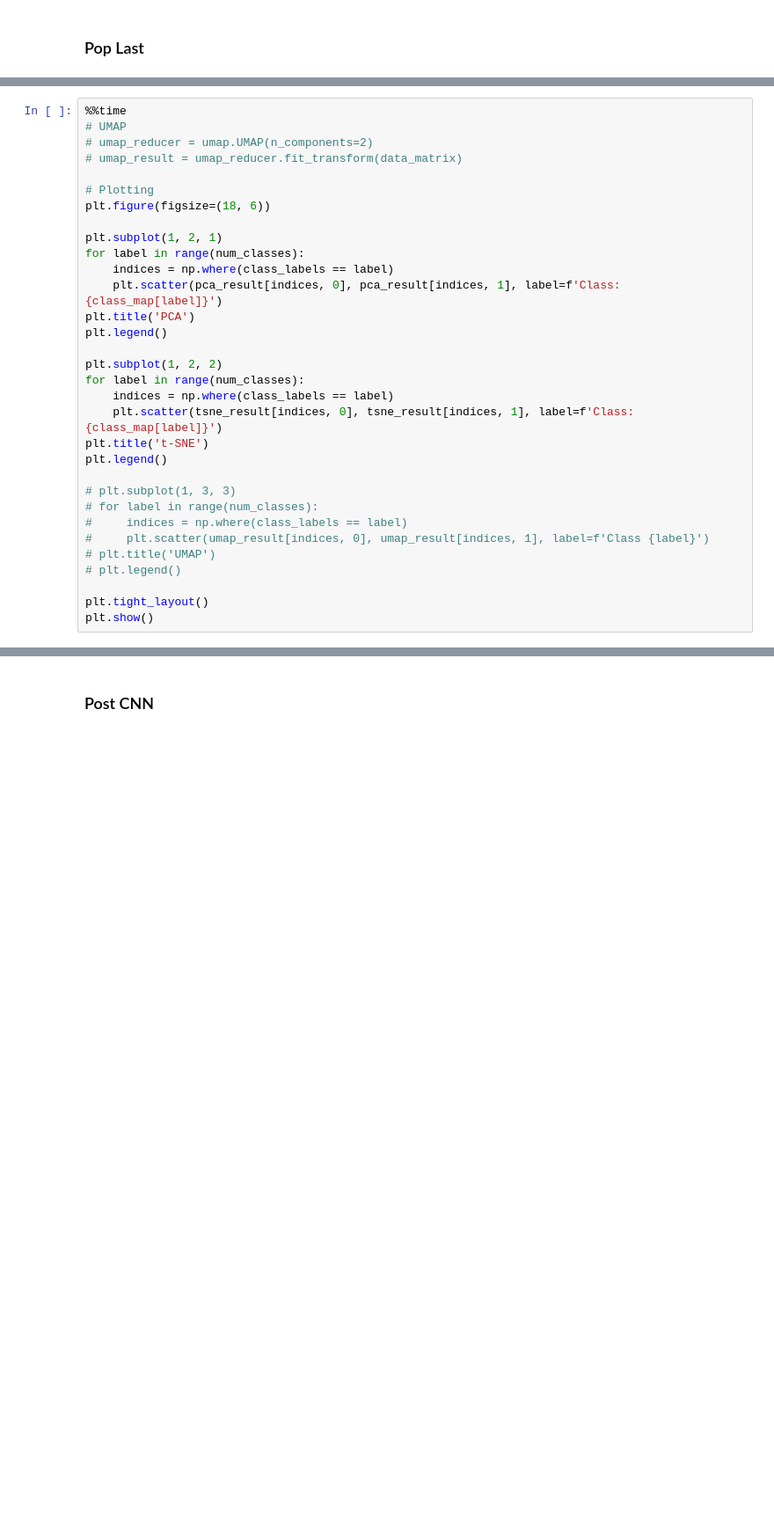
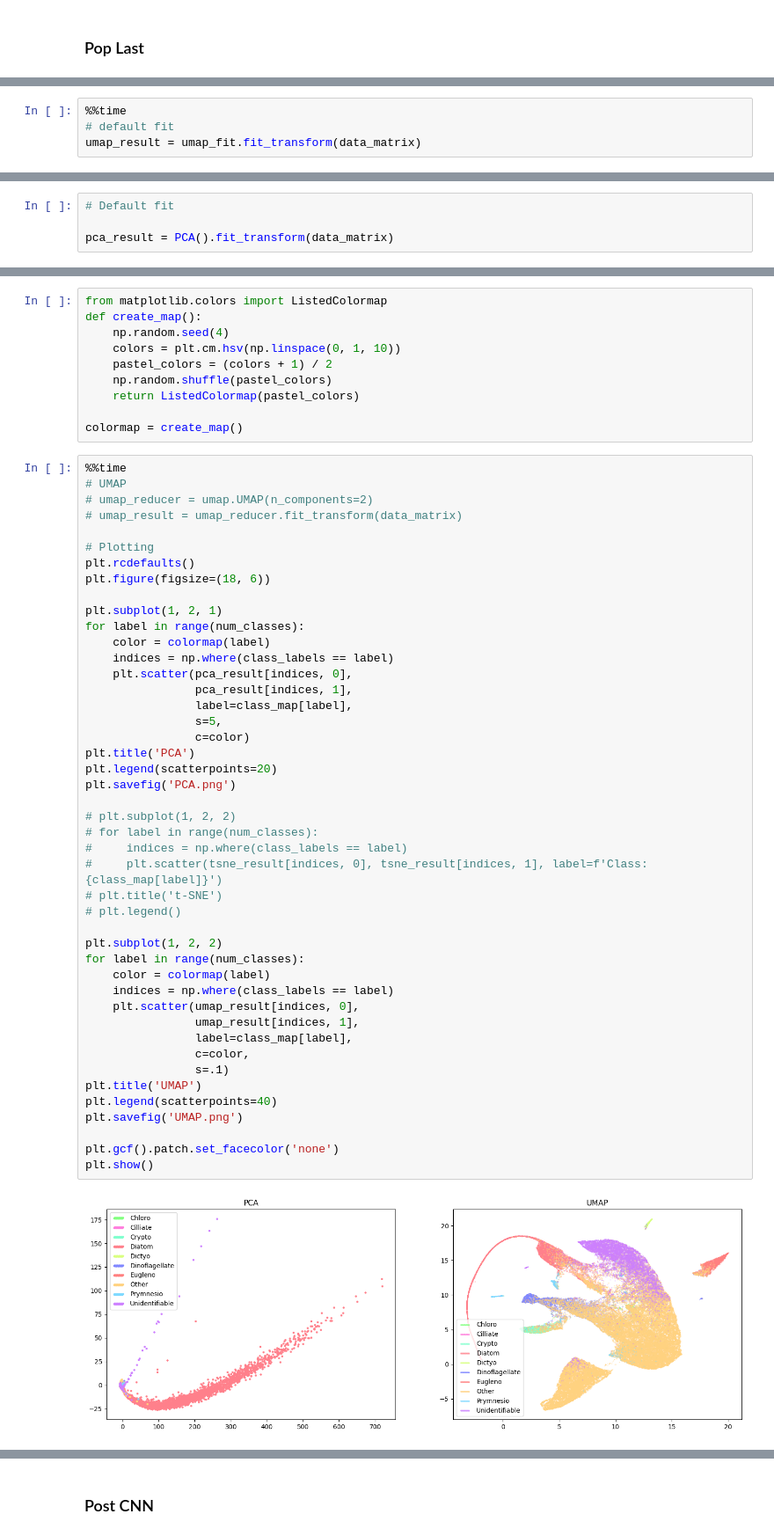
Before and after one commit to chandlerault/PIVOT, a Jupyter notebook: notebooks/Parallelized_Feature_Vectors.ipynb, the cells around one changed output, grey strips where cells are left out. Shown at 88% size. Saved outputs shown, nothing was run; the diff lists cells and outputs as text; blank space fills up the shorter version.

Commit message:
plots for pres

```diff
--- a/notebooks/Parallelized_Feature_Vectors.ipynb
+++ b/notebooks/Parallelized_Feature_Vectors.ipynb
@@ -381,0 +383,4 @@ Wall time: 1.27 s
+# %%
+%%time
+# default fit
+umap_result = umap_fit.fit_transform(data_matrix)
@@ -381,0 +421,4 @@ Wall time: 1.27 s
+# %%
+# Default fit
+
+pca_result = PCA().fit_transform(data_matrix)
@@ -382,33 +433,57 @@ Wall time: 1.27 s
+# %%
+from matplotlib.colors import ListedColormap
+def create_map():
+    np.random.seed(4)
+    colors = plt.cm.hsv(np.linspace(0, 1, 10))
+    pastel_colors = (colors + 1) / 2
+    np.random.shuffle(pastel_colors)
+    return ListedColormap(pastel_colors)
+
+colormap = create_map()
 # %%
 %%time
 # UMAP
 # umap_reducer = umap.UMAP(n_components=2)
 # umap_result = umap_reducer.fit_transform(data_matrix)
 
 # Plotting
+plt.rcdefaults()
 plt.figure(figsize=(18, 6))
 
 plt.subplot(1, 2, 1)
 for label in range(num_classes):
+    color = colormap(label)
     indices = np.where(class_labels == label)
-    plt.scatter(pca_result[indices, 0], pca_result[indices, 1], label=f'Class: {class_map[label]}')
+    plt.scatter(pca_result[indices, 0],
+                pca_result[indices, 1],
+                label=class_map[label],
+                s=5,
+                c=color)
 plt.title('PCA')
-plt.legend()
+plt.legend(scatterpoints=20)
+plt.savefig('PCA.png')
+
+# plt.subplot(1, 2, 2)
+# for label in range(num_classes):
+#     indices = np.where(class_labels == label)
+#     plt.scatter(tsne_result[indices, 0], tsne_result[indices, 1], label=f'Class:{class_map[label]}')
+# plt.title('t-SNE')
+# plt.legend()
 
 plt.subplot(1, 2, 2)
 for label in range(num_classes):
+    color = colormap(label)
     indices = np.where(class_labels == label)
-    plt.scatter(tsne_result[indices, 0], tsne_result[indices, 1], label=f'Class:{class_map[label]}')
-plt.title('t-SNE')
-plt.legend()
+    plt.scatter(umap_result[indices, 0],
+                umap_result[indices, 1],
+                label=class_map[label],
+                c=color,
+                s=.1)
+plt.title('UMAP')
+plt.legend(scatterpoints=40)
+plt.savefig('UMAP.png')
 
-# plt.subplot(1, 3, 3)
-# for label in range(num_classes):
-#     indices = np.where(class_labels == label)
-#     plt.scatter(umap_result[indices, 0], umap_result[indices, 1], label=f'Class {label}')
-# plt.title('UMAP')
-# plt.legend()
-
-plt.tight_layout()
+plt.gcf().patch.set_facecolor('none')
 plt.show()
 # %% [output]
+[figure, new version]
```
Also changed, not shown: parts of 20 cells of this notebook, 4 other files.
